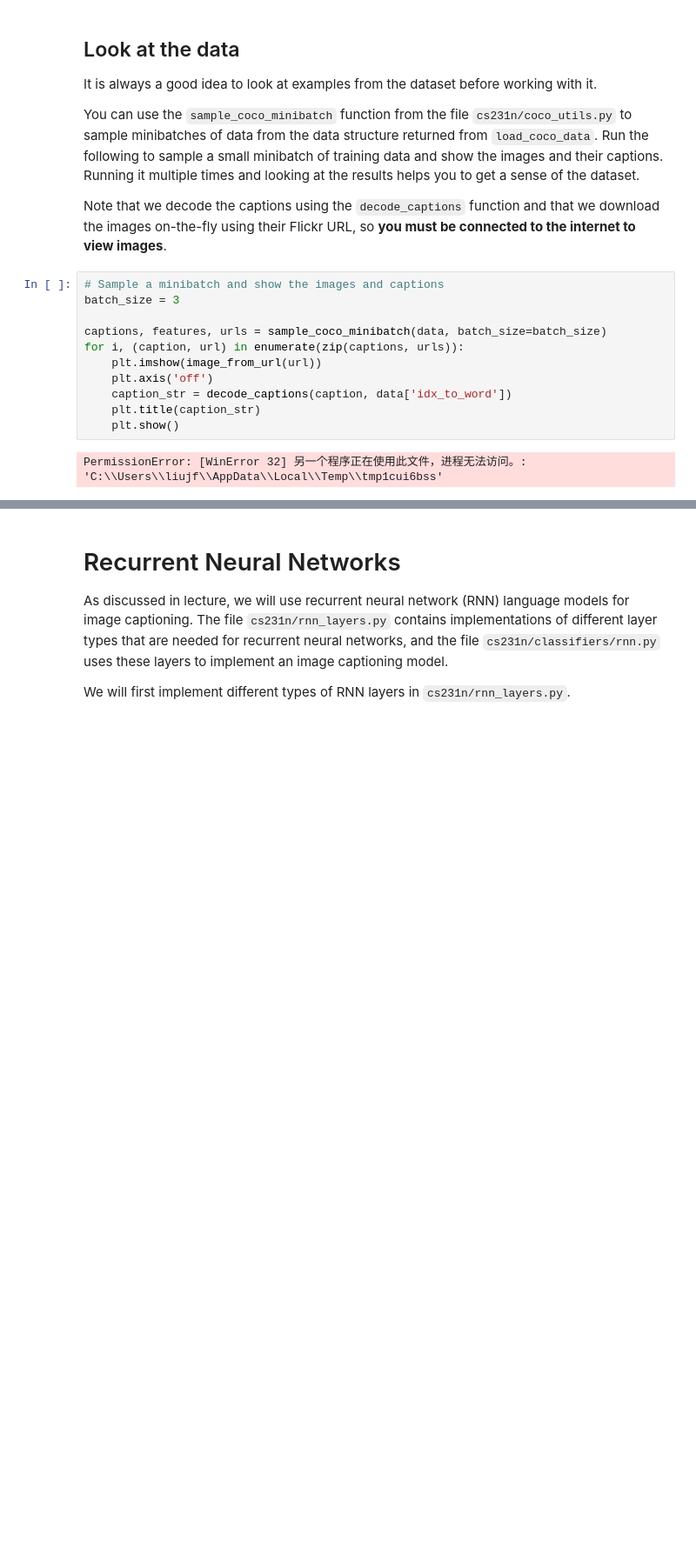
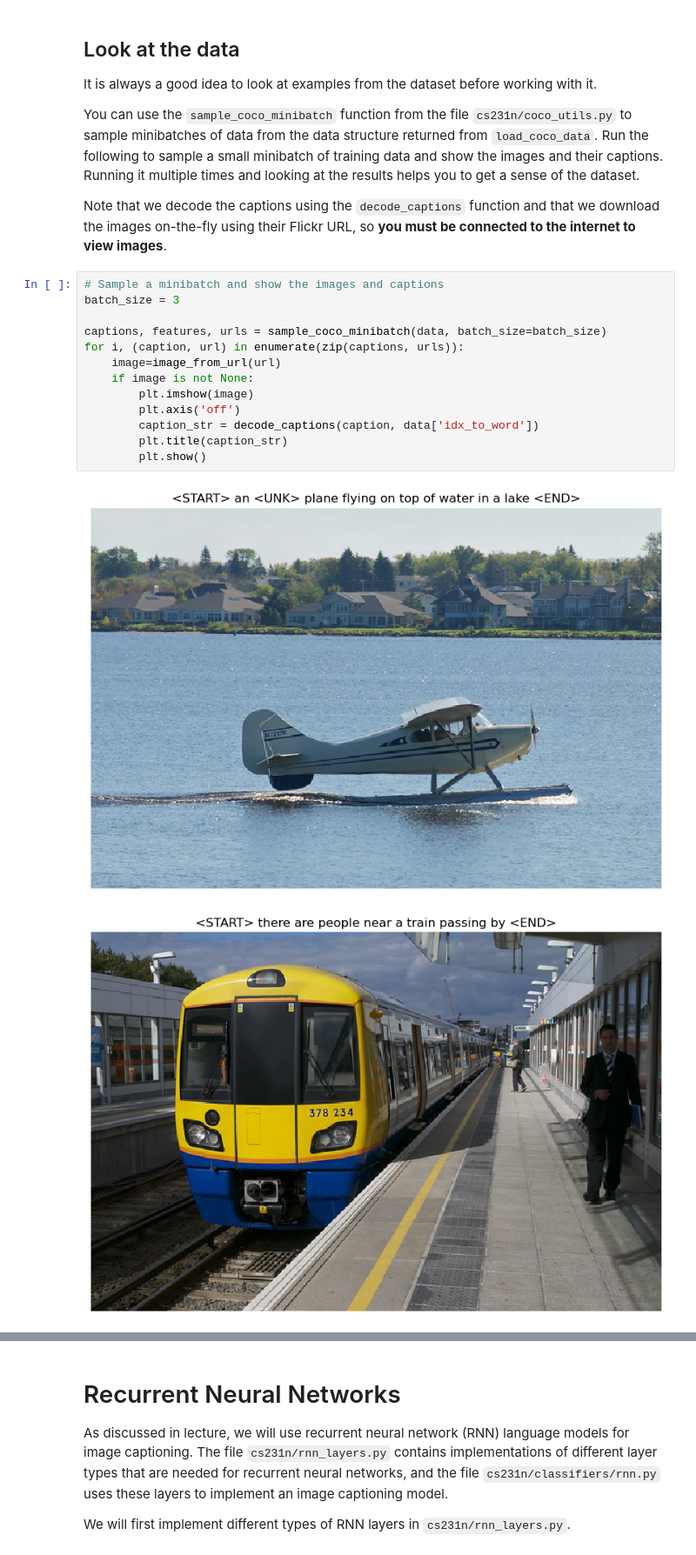
Before and after one commit to CS-liujf/cs280, a Jupyter notebook: CS280_Spring24_hw3/Part_B_Coding/RNN_Captioning.ipynb, the cells around one changed output, grey strips where cells are left out. Shown at 87% size. Cells and saved outputs as stored; diff of their text form; blank space fills up the shorter version.

Commit message:
fix: look at the data

```diff
--- a/CS280_Spring24_hw3/Part_B_Coding/RNN_Captioning.ipynb
+++ b/CS280_Spring24_hw3/Part_B_Coding/RNN_Captioning.ipynb
@@ -86,13 +86,16 @@ Note that we decode the captions using the `decode_captions` function and that w
 # %%
 # Sample a minibatch and show the images and captions
 batch_size = 3
 
 captions, features, urls = sample_coco_minibatch(data, batch_size=batch_size)
 for i, (caption, url) in enumerate(zip(captions, urls)):
-    plt.imshow(image_from_url(url))
-    plt.axis('off')
-    caption_str = decode_captions(caption, data['idx_to_word'])
-    plt.title(caption_str)
-    plt.show()
+    image=image_from_url(url)
+    if image is not None:
+        plt.imshow(image)
+        plt.axis('off')
+        caption_str = decode_captions(caption, data['idx_to_word'])
+        plt.title(caption_str)
+        plt.show()
 # %% [output]
-PermissionError: [WinError 32] 另一个程序正在使用此文件，进程无法访问。: 'C:\\Users\\liujf\\AppData\\Local\\Temp\\tmp1cui6bss'
+[figure, added]
+[figure, added]
```
Also changed, not shown: parts of 4 cells of this notebook, 1 other file.
